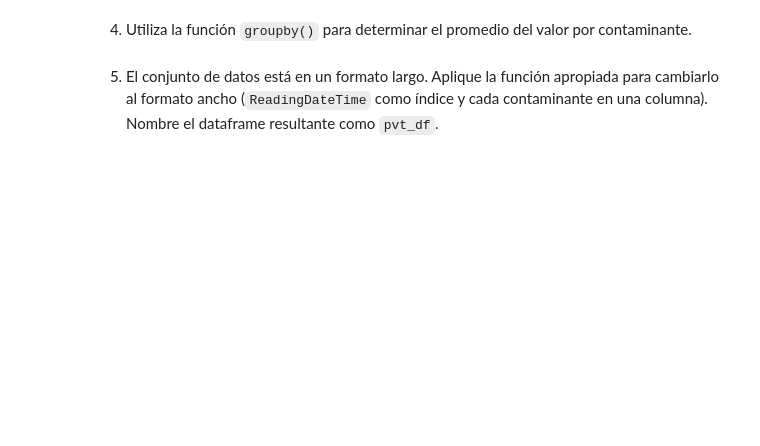
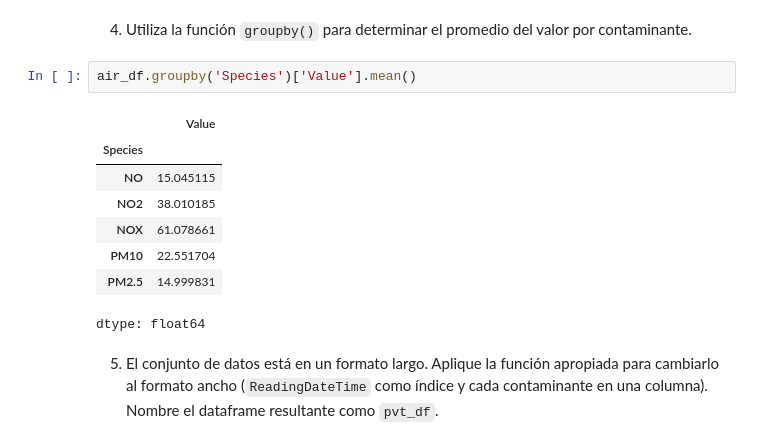
Before and after one commit to CarlosRochaCx/MNA, a Jupyter notebook: Actividad2analisisPandas.ipynb, the cells around one changed output. Cells and saved outputs as stored; diff of their text form; blank space fills up the shorter version.

```diff
--- a/Actividad2analisisPandas.ipynb
+++ b/Actividad2analisisPandas.ipynb
@@ -149,4 +180,15 @@ Los valores de la columna "Units" son: ['ug m-3' 'ug m-3 as NO2' 'ug/m3']
 # %% [markdown]
 4.	Utiliza la función `groupby()` para determinar el promedio del valor por contaminante.
+# %%
+air_df.groupby('Species')['Value'].mean()
+# %% [output]
+|  | Value |
+| Species |  |
+| NO | 15.045115 |
+| NO2 | 38.010185 |
+| NOX | 61.078661 |
+| PM10 | 22.551704 |
+| PM2.5 | 14.999831 |
+dtype: float64
 # %% [markdown]
 5.	El conjunto de datos está en un formato largo. Aplique la función apropiada para cambiarlo al formato ancho (`ReadingDateTime` como índice y cada contaminante en una columna). Nombre el dataframe resultante como `pvt_df`.
```
Also changed, not shown: parts of 40 cells of this notebook.
